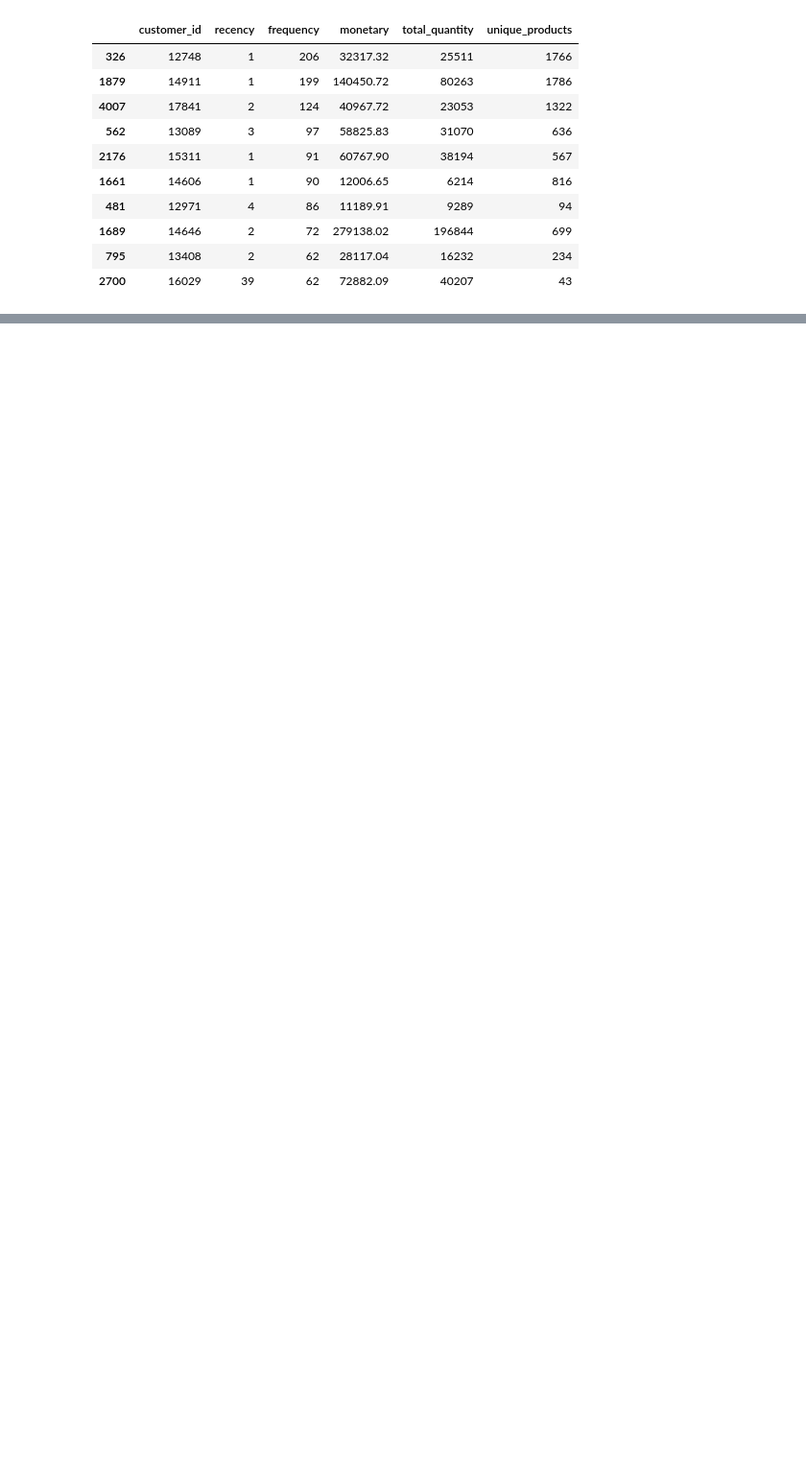
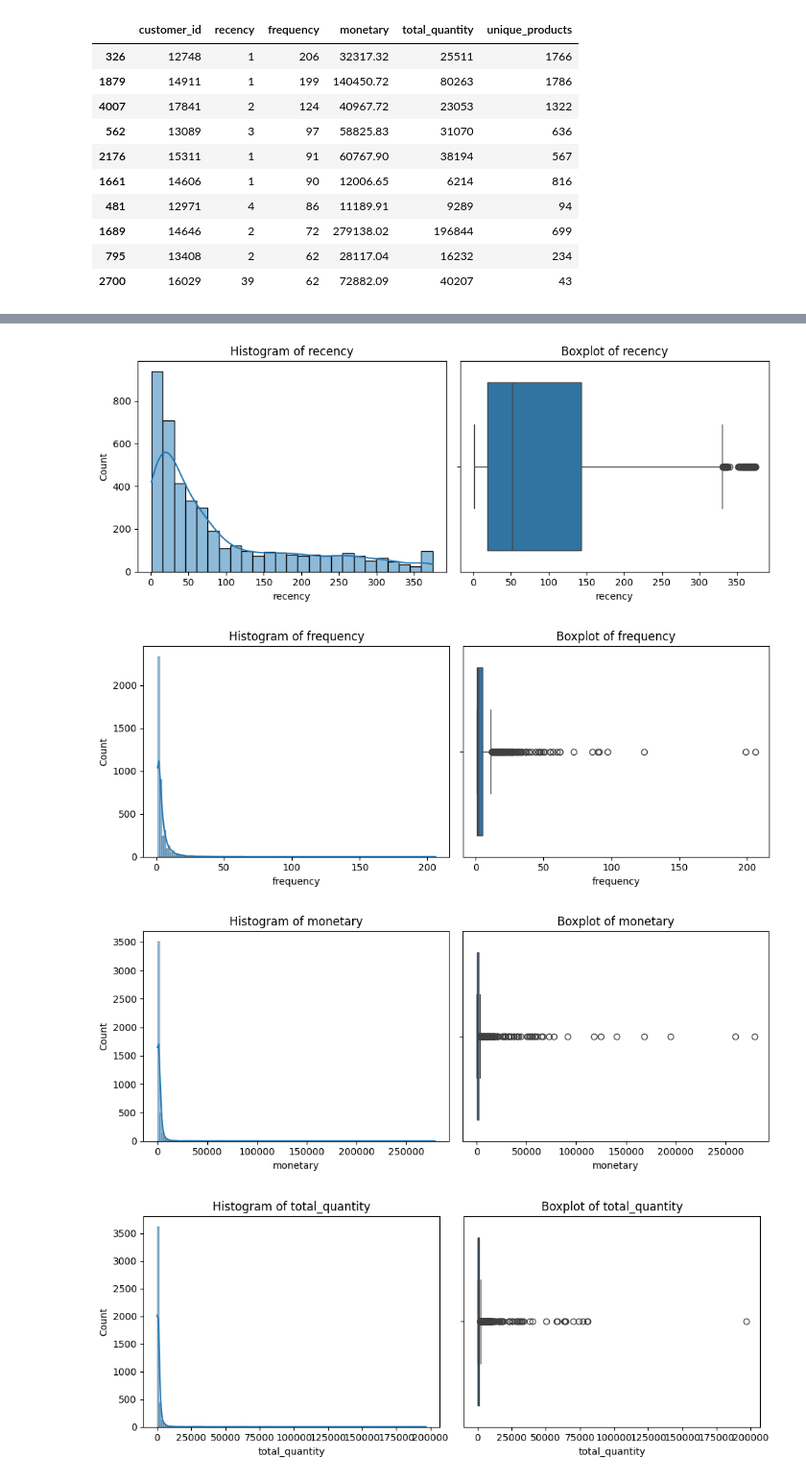
Before and after one commit to zacariasct4/Data_Science_projects, a Jupyter notebook: customer_segmentation/src/main.ipynb, the cells around one changed output, grey strips where cells are left out. Shown at 96% size. Cells and saved outputs as stored; diff of their text form; code cells hidden in the pictures; blank space fills up the shorter version.

```diff
--- a/customer_segmentation/src/main.ipynb
+++ b/customer_segmentation/src/main.ipynb
@@ -883,0 +895,21 @@ rfm.sort_values('frequency', ascending=False).head(10)
+# %%
+def plot_hist_boxplot(df, feature):
+    plt.figure(figsize=(10,4))
+    plt.subplot(1,2,1)
+    sns.histplot(data=df, x=feature, kde=True)
+    plt.title(f'Histogram of {feature}')
+
+    plt.subplot(1,2,2)
+    sns.boxplot(data=df, x=feature)
+    plt.title(f'Boxplot of {feature}')
+    plt.tight_layout()
+    plt.show()
+# %%
+features = ['recency', 'frequency', 'monetary', 'total_quantity', 'unique_products']
+for feature in features:
+    plot_hist_boxplot(rfm, feature)
+# %% [output]
+[figure, added]
+[figure, added]
+[figure, added]
+[figure, added]
```
Also changed, not shown: parts of 47 cells of this notebook, 1 other file.
